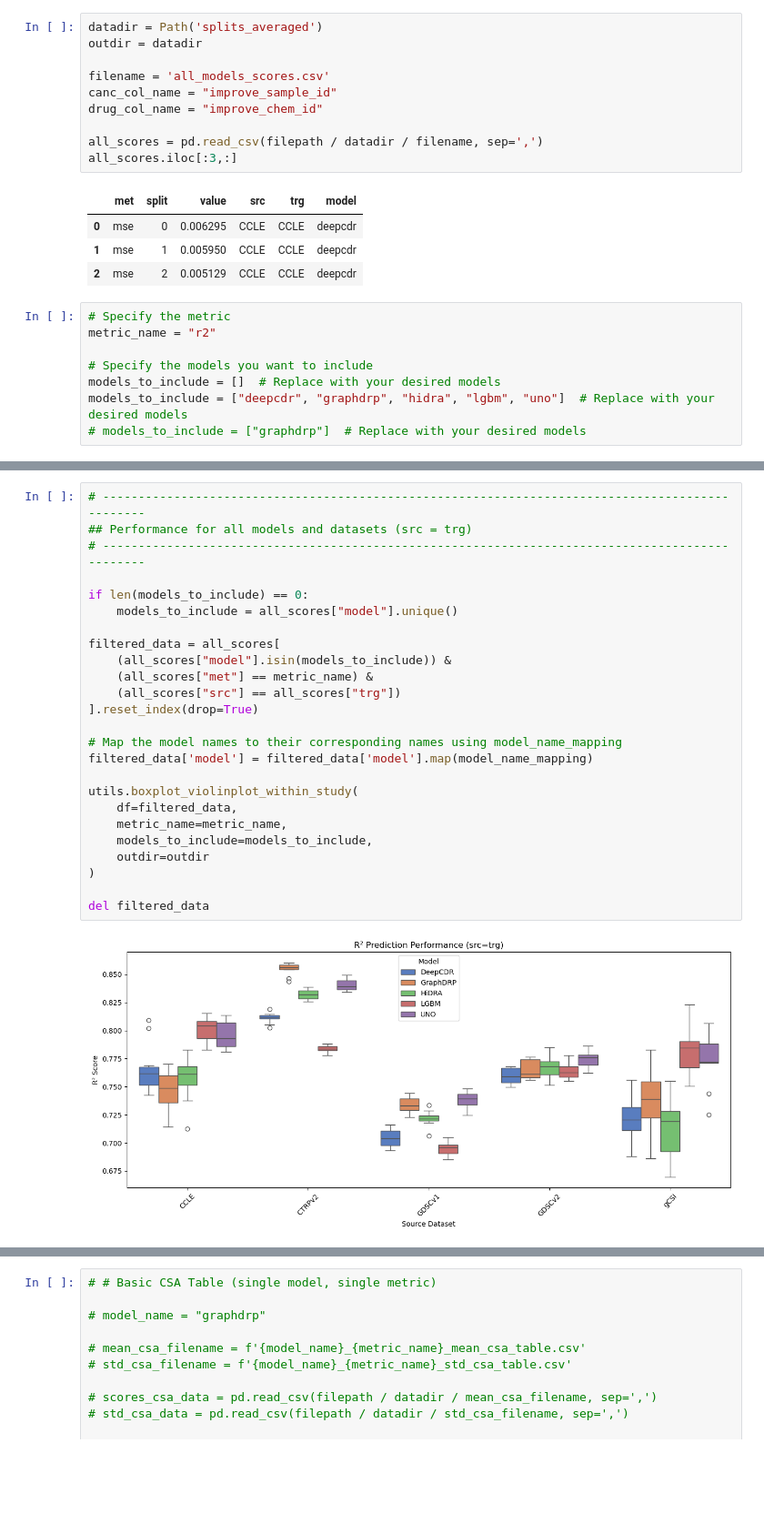
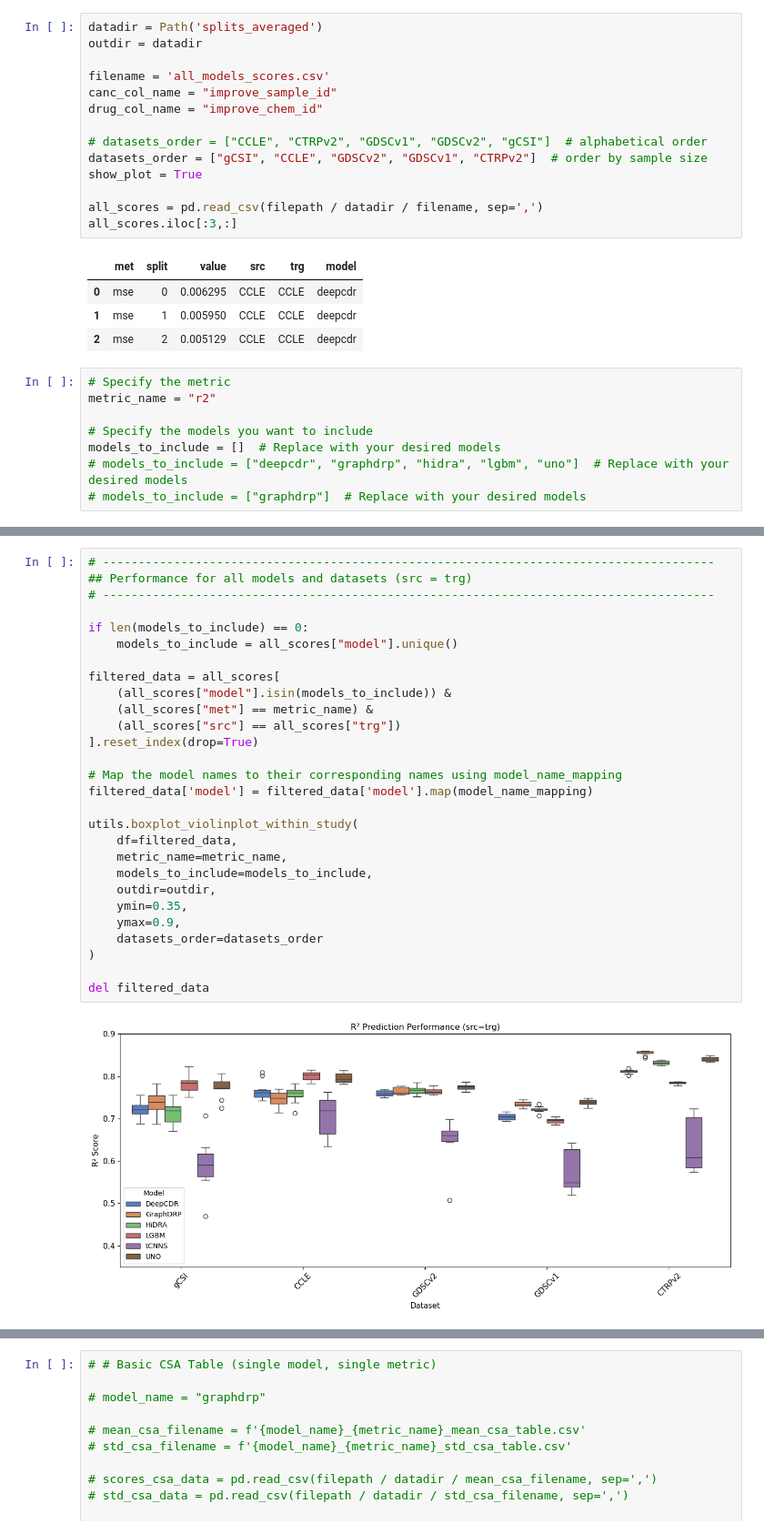
Before and after one commit to adpartin/cross-dataset-drp-paper, a Jupyter notebook: postprocess_plot.ipynb, the cells around one changed output, grey strips where cells are left out. Shown at 91% size. Drawn from its saved outputs; the diff is of its cells as text; blank space fills up the shorter version.

Commit message:
update plots

```diff
--- a/postprocess_plot.ipynb
+++ b/postprocess_plot.ipynb
@@ -31,6 +31,10 @@ filename = 'all_models_scores.csv'
 canc_col_name = "improve_sample_id"
 drug_col_name = "improve_chem_id"
 
+# datasets_order = ["CCLE", "CTRPv2", "GDSCv1", "GDSCv2", "gCSI"]  # alphabetical order
+datasets_order = ["gCSI", "CCLE", "GDSCv2", "GDSCv1", "CTRPv2"]  # order by sample size
+show_plot = True
+
 all_scores = pd.read_csv(filepath / datadir / filename, sep=',')
 all_scores.iloc[:3,:]
 # %% [output]
@@ -44,6 +48,6 @@ metric_name = "r2"
 
 # Specify the models you want to include
 models_to_include = []  # Replace with your desired models
-models_to_include = ["deepcdr", "graphdrp", "hidra", "lgbm", "uno"]  # Replace with your desired models
+# models_to_include = ["deepcdr", "graphdrp", "hidra", "lgbm", "uno"]  # Replace with your desired models
 # models_to_include = ["graphdrp"]  # Replace with your desired models
 # %%
@@ -59,27 +194,30 @@ sc_mean[:3]
 # %%
-# ------------------------------------------------------------------------------------------------
+# --------------------------------------------------------------------------------------
 ## Performance for all models and datasets (src = trg)
-# ------------------------------------------------------------------------------------------------
+# --------------------------------------------------------------------------------------
 
 if len(models_to_include) == 0:
     models_to_include = all_scores["model"].unique()
 
 filtered_data = all_scores[
     (all_scores["model"].isin(models_to_include)) &
     (all_scores["met"] == metric_name) &
     (all_scores["src"] == all_scores["trg"])
 ].reset_index(drop=True)
 
 # Map the model names to their corresponding names using model_name_mapping
 filtered_data['model'] = filtered_data['model'].map(model_name_mapping)
 
 utils.boxplot_violinplot_within_study(
     df=filtered_data,
     metric_name=metric_name,
     models_to_include=models_to_include,
-    outdir=outdir
+    outdir=outdir,
+    ymin=0.35,
+    ymax=0.9,
+    datasets_order=datasets_order
 )
 
 del filtered_data
 # %% [output]
-[figure, old version]
+[figure, new version]
```
Also changed, not shown: parts of 21 cells of this notebook, 2 other files.
